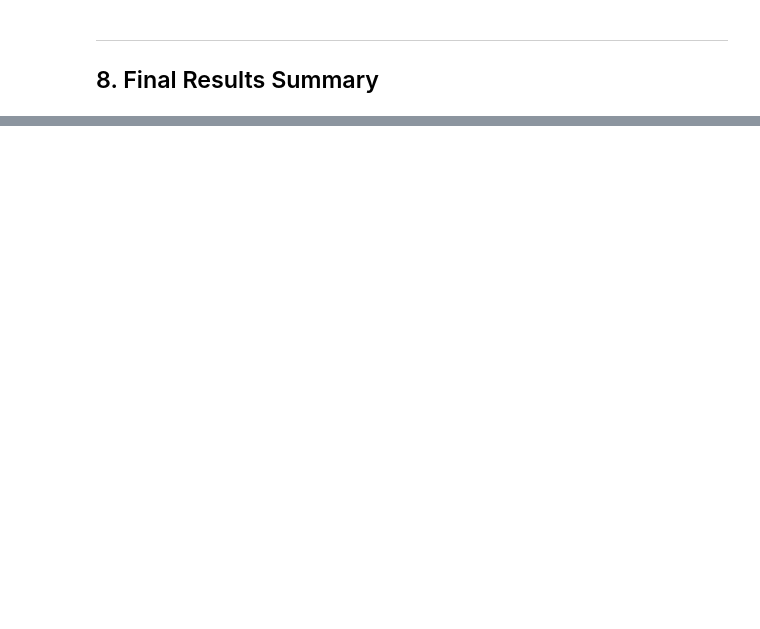
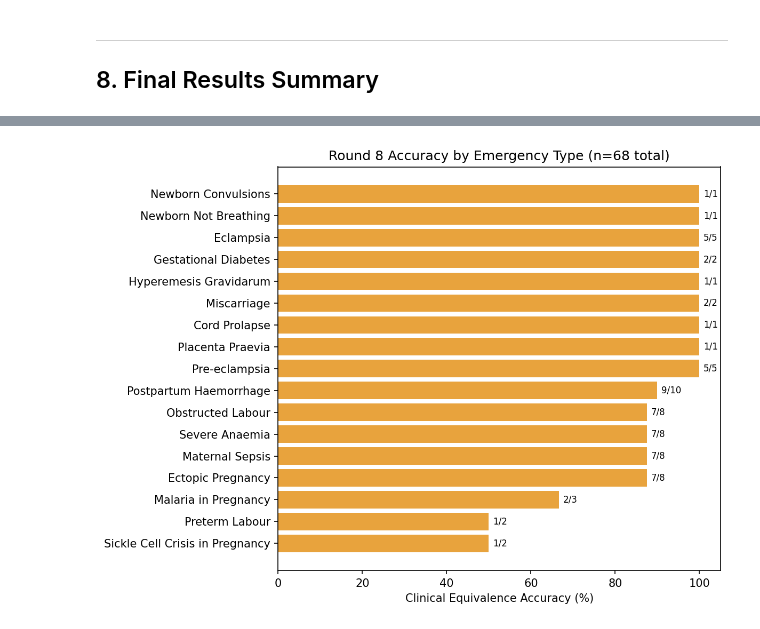
Before and after one commit to Pam-Pam29/WEMA-Women-s-Emergency-Medical-AI, a Jupyter notebook: evaluation/WEMA_Testing_and_Evaluation.ipynb, the cells around one changed output, grey strips where cells are left out. Drawn from its saved outputs; the diff is of its cells as text; code cells hidden in the pictures; blank space fills up the shorter version.

```diff
--- a/evaluation/WEMA_Testing_and_Evaluation.ipynb
+++ b/evaluation/WEMA_Testing_and_Evaluation.ipynb
@@ -962,0 +1107,22 @@ LLM Configuration Used in Production:
+# %%
+# --- Chart 2: Per-emergency-type accuracy (bar) ---
+type_summary = _df.groupby("type").agg(
+    Total=("verdict", "count"),
+    Equivalent=("verdict", lambda x: (x == "EQUIVALENT").sum()),
+)
+type_summary["Accuracy (%)"] = (type_summary["Equivalent"] / type_summary["Total"] * 100).round(1)
+type_summary = type_summary.sort_values("Accuracy (%)")
+
+fig, ax = plt.subplots(figsize=(8, 6))
+bars = ax.barh(type_summary.index, type_summary["Accuracy (%)"], color="#e8a33d")
+ax.set_xlabel("Clinical Equivalence Accuracy (%)")
+ax.set_title("Round 8 Accuracy by Emergency Type (n=68 total)")
+ax.set_xlim(0, 105)
+for bar, (total, eq) in zip(bars, zip(type_summary["Total"], type_summary["Equivalent"])):
+    ax.text(bar.get_width() + 1, bar.get_y() + bar.get_height() / 2,
+            f"{eq}/{total}", va="center", fontsize=8)
+plt.tight_layout()
+plt.savefig("round8_accuracy_by_type.png", dpi=150)
+plt.show()
+# %% [output]
+[figure, added]
```
Also changed, not shown: parts of 43 cells of this notebook, 12 other files.
